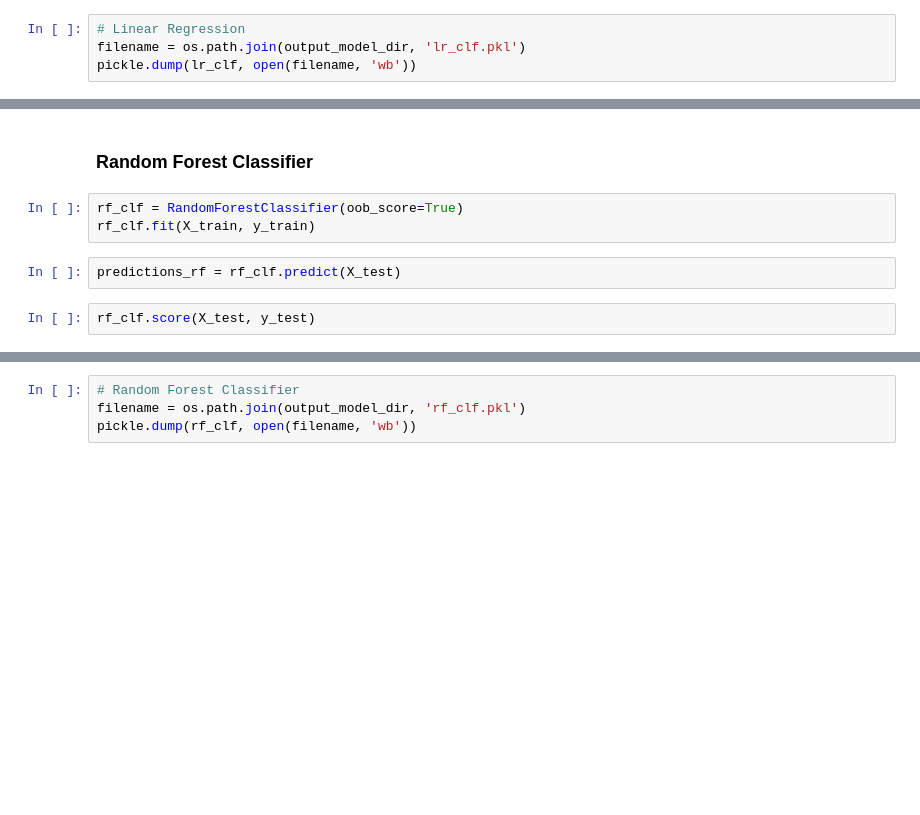
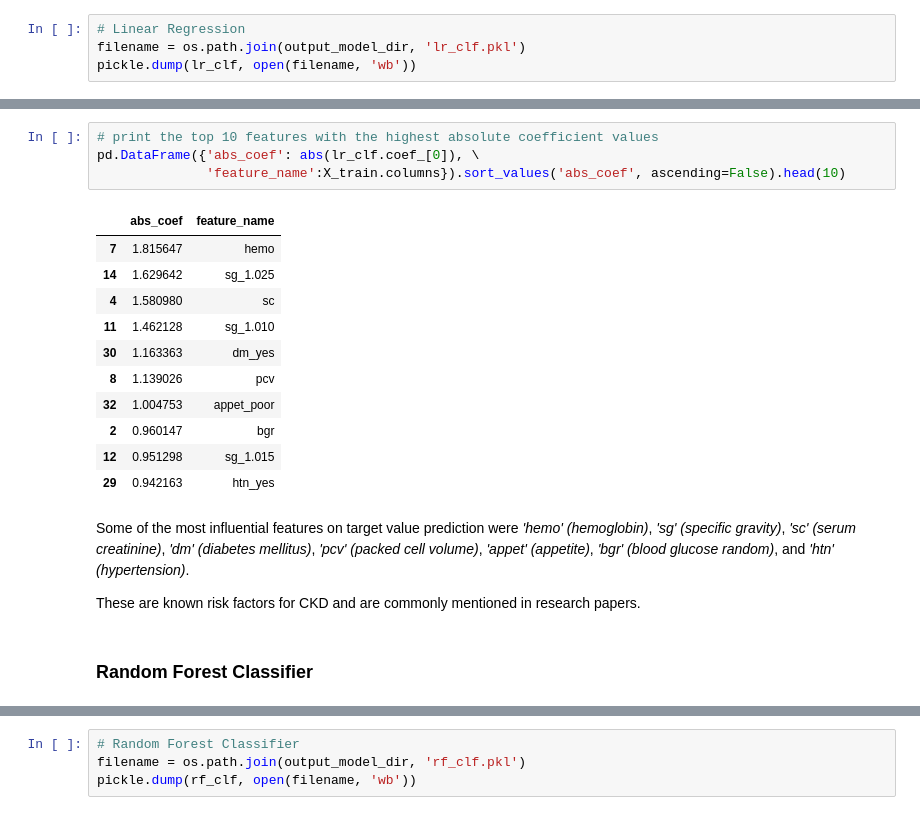
Before and after one commit to AniKhachatryan/ckd, a Jupyter notebook: code/CKD_AniKh_Wemanity.ipynb, the cells around one changed output, grey strips where cells are left out. Drawn from its saved outputs; the diff is of its cells as text; blank space fills up the shorter version.

Commit message:
feat: add ckd/notckd prediction models in jupyter notebook
logistic regression, random forest, feature importances

```diff
--- a/code/CKD_AniKh_Wemanity.ipynb
+++ b/code/CKD_AniKh_Wemanity.ipynb
@@ -519,9 +532,22 @@ pickle.dump(lr_clf, open(filename, 'wb'))
+# %%
+# print the top 10 features with the highest absolute coefficient values
+pd.DataFrame({'abs_coef': abs(lr_clf.coef_[0]), \
+              'feature_name':X_train.columns}).sort_values('abs_coef', ascending=False).head(10)
+# %% [output]
+|  | abs_coef | feature_name |
+| 7 | 1.815647 | hemo |
+| 14 | 1.629642 | sg_1.025 |
+| 4 | 1.580980 | sc |
+| 11 | 1.462128 | sg_1.010 |
+| 30 | 1.163363 | dm_yes |
+| 8 | 1.139026 | pcv |
+| 32 | 1.004753 | appet_poor |
+| 2 | 0.960147 | bgr |
+| 12 | 0.951298 | sg_1.015 |
+| 29 | 0.942163 | htn_yes |
+# %% [markdown]
+Some of the most influential features on target value prediction were _'hemo' (hemoglobin)_, _'sg' (specific gravity)_, _'sc' (serum creatinine)_, _'dm' (diabetes mellitus)_, _'pcv' (packed cell volume)_, _'appet' (appetite)_, _'bgr' (blood glucose random)_, and _'htn' (hypertension)_.
+
+These are known risk factors for CKD and are commonly mentioned in research papers.
 # %% [markdown]
 ### Random Forest Classifier
-# %%
-rf_clf = RandomForestClassifier(oob_score=True)
-rf_clf.fit(X_train, y_train)
-# %%
-predictions_rf = rf_clf.predict(X_test)
-# %%
-rf_clf.score(X_test, y_test)
```
Also changed, not shown: parts of 41 cells of this notebook.
